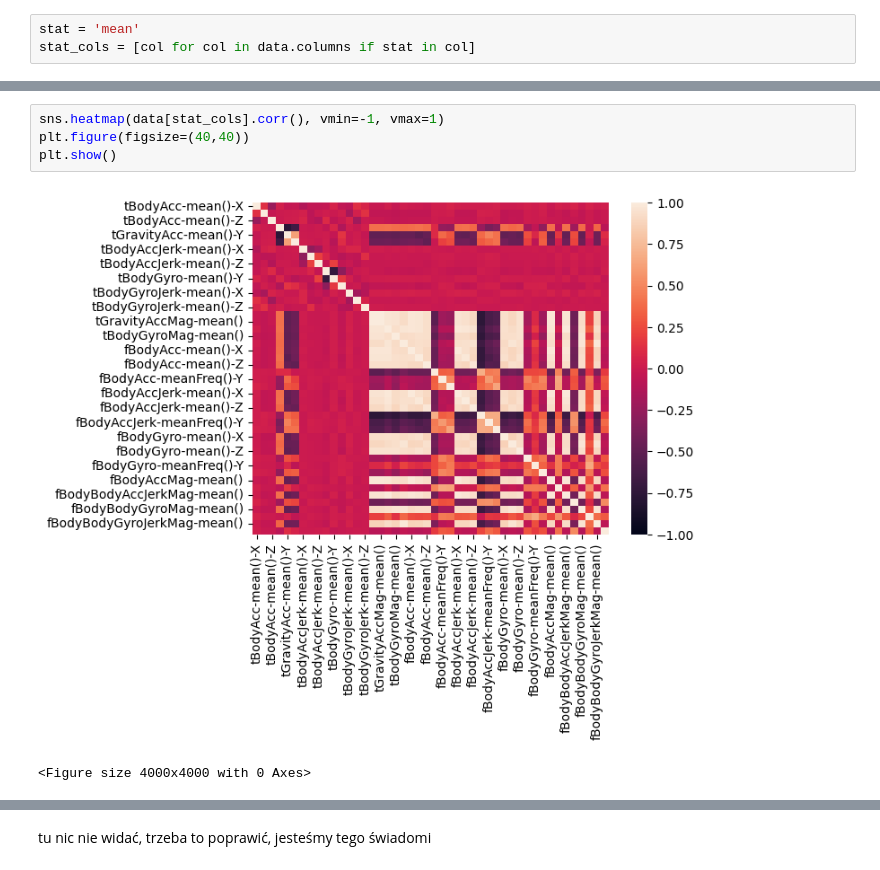
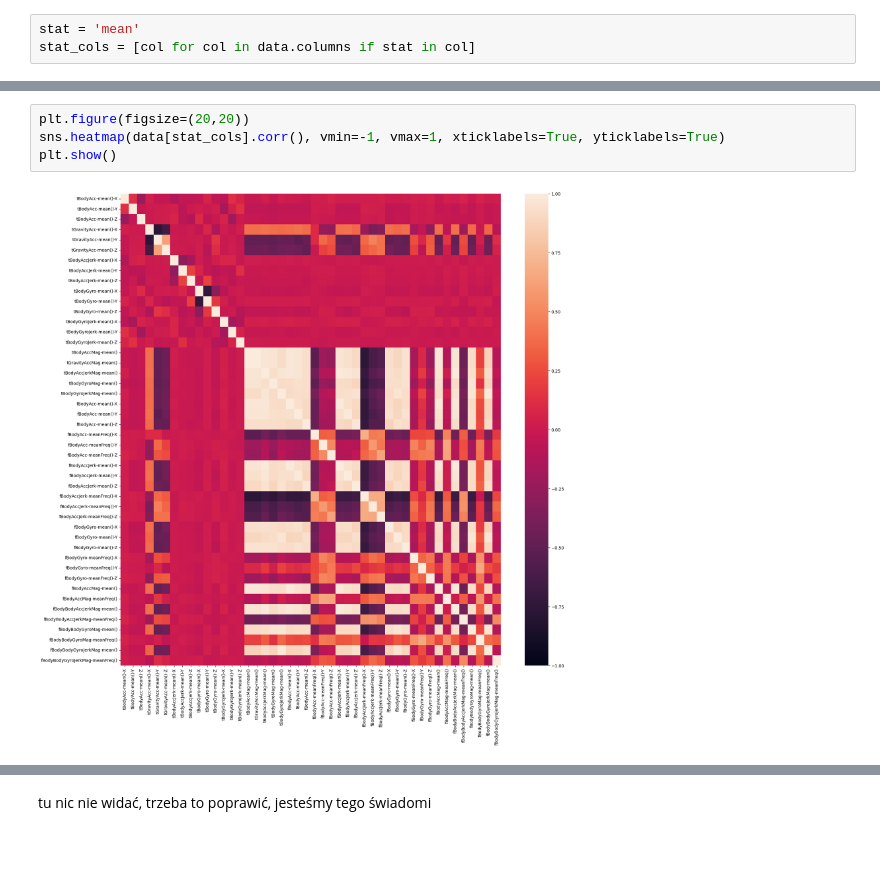
Before and after one commit to DeptuchMateusz/Human-activity-recognition-using-smartphones-clustering, a Jupyter notebook: EDA/EDA.ipynb, the cells around one changed output, grey strips where cells are left out. Drawn from its saved outputs; the diff is of its cells as text.

```diff
--- a/EDA/EDA.ipynb
+++ b/EDA/EDA.ipynb
@@ -186,8 +247,7 @@ array([[<Axes: title={'center': 'tBodyAcc-mean()-X'}>,
 [figure]
 # %%
-sns.heatmap(data[stat_cols].corr(), vmin=-1, vmax=1)
-plt.figure(figsize=(40,40))
+plt.figure(figsize=(20,20))
+sns.heatmap(data[stat_cols].corr(), vmin=-1, vmax=1, xticklabels=True, yticklabels=True)
 plt.show()
 # %% [output]
-[figure, old version]
+[figure, new version]
-<Figure size 4000x4000 with 0 Axes>
```
Also changed, not shown: parts of 10 cells of this notebook.
